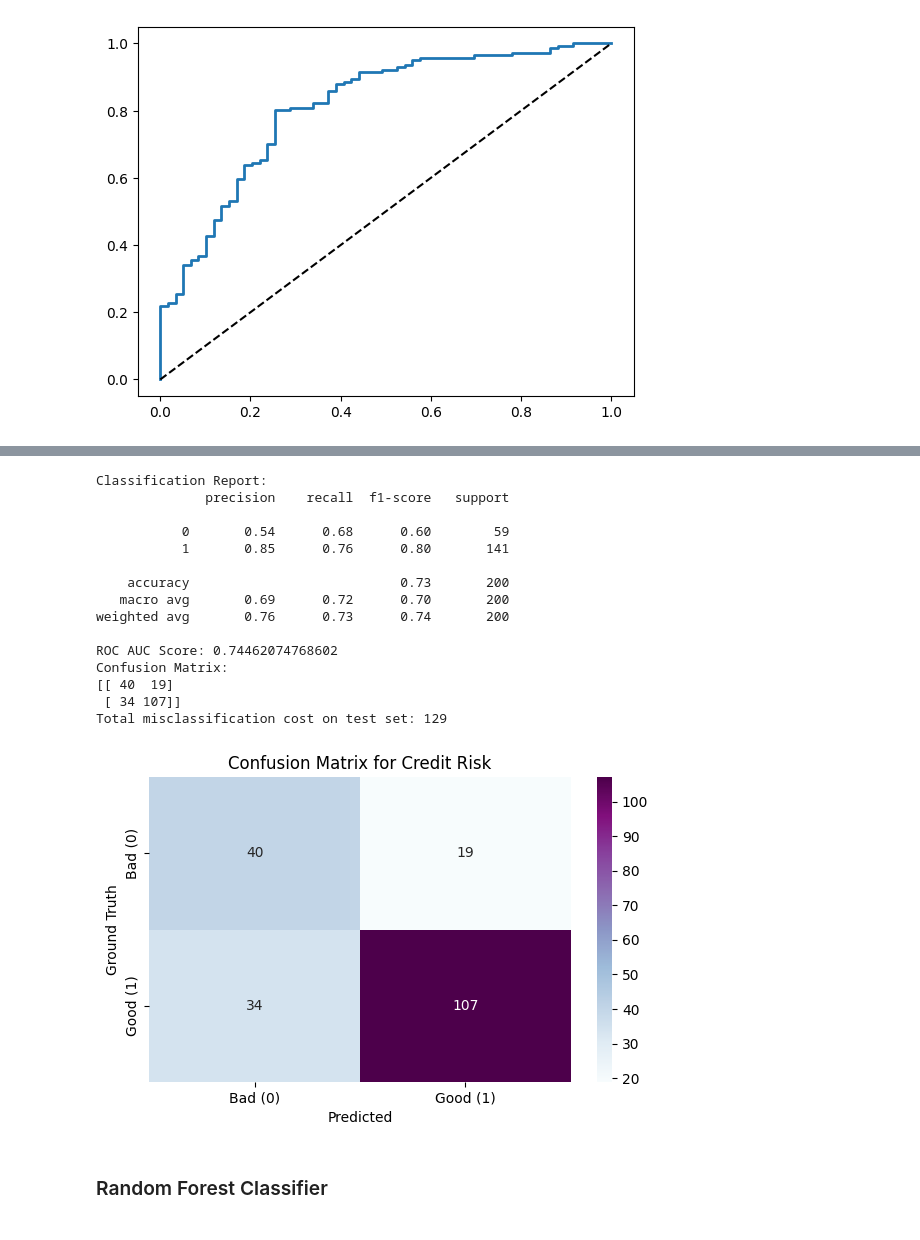
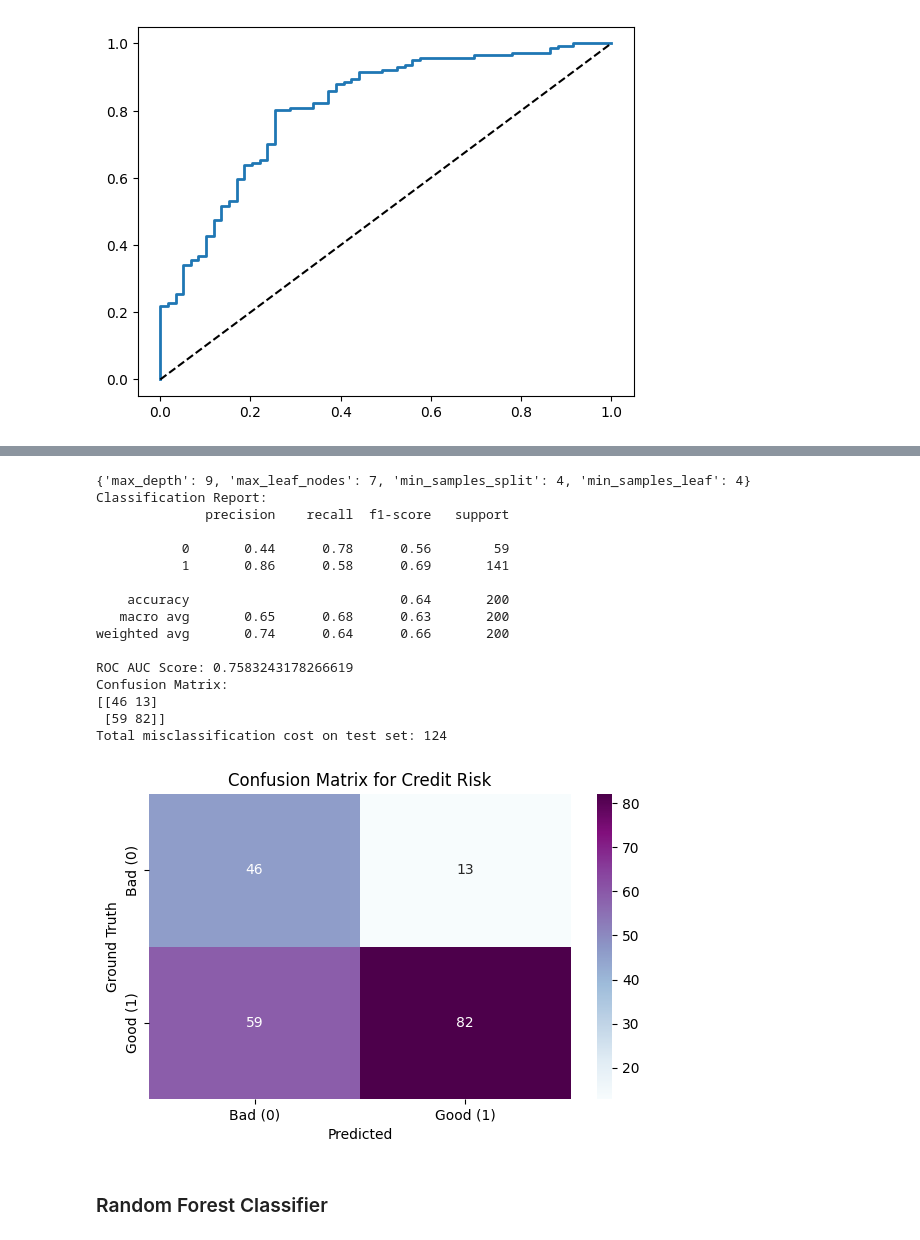
Before and after one commit to reascr/MSC-in-IT-and-Cognition, a Jupyter notebook: AppliedAI/First_assignment_dataset_2.ipynb, the cells around one changed output, grey strips where cells are left out. Drawn from its saved outputs; the diff is of its cells as text; code cells hidden in the pictures.

```diff
--- a/AppliedAI/First_assignment_dataset_2.ipynb
+++ b/AppliedAI/First_assignment_dataset_2.ipynb
@@ -522,47 +577,54 @@ Simpler seems to be better here... Let's try out a decision tree and then random
 # %%
 # decision tree
-from sklearn.tree import DecisionTreeClassifier, DecisionTreeRegressor
-decision_tree_model = DecisionTreeClassifier(max_depth = 10, class_weight="balanced", criterion = 'entropy')
+print(best_hyperparameters)
+decision_tree_model = DecisionTreeClassifier(max_depth = best_hyperparameters['max_depth'],
+                                             max_leaf_nodes=best_hyperparameters['max_leaf_nodes'],
+                                             min_samples_split=best_hyperparameters['min_samples_split'],
+                                             min_samples_leaf=best_hyperparameters['min_samples_leaf'],
+                                             class_weight="balanced", criterion = 'entropy', random_state=0)
+
+
 decision_tree_model.fit(np.array(X_train_processed), np.array(y_train)
 )
 
 y_pred_proba = decision_tree_model.predict_proba(X_eval_processed)[:, 1]
 y_pred = decision_tree_model.predict(X_eval_processed)
 
 print("Classification Report:")
 print(classification_report(y_eval, y_pred))
 
 roc_auc = roc_auc_score(y_eval, y_pred_proba)
 print("ROC AUC Score:", roc_auc)
 
 
 print("Confusion Matrix:")
 print(confusion_matrix(y_eval, y_pred))
 # feature importances
 #print(decision_tree_model.feature_importances_)
 
 cm = confusion_matrix(y_eval, y_pred)
 tn, fp, fn, tp = cm.ravel()
 total_cost = (fp * 5) + (fn * 1)
 print("Total misclassification cost on test set:", total_cost)
 plot_cm(cm)
 # %% [output]
+{'max_depth': 9, 'max_leaf_nodes': 7, 'min_samples_split': 4, 'min_samples_leaf': 4}
 Classification Report:
               precision    recall  f1-score   support
 
-           0       0.54      0.68      0.60        59
-           1       0.85      0.76      0.80       141
+           0       0.44      0.78      0.56        59
+           1       0.86      0.58      0.69       141
 
-    accuracy                           0.73       200
-   macro avg       0.69      0.72      0.70       200
-weighted avg       0.76      0.73      0.74       200
+    accuracy                           0.64       200
+   macro avg       0.65      0.68      0.63       200
+weighted avg       0.74      0.64      0.66       200
 
-ROC AUC Score: 0.74462074768602
+ROC AUC Score: 0.7583243178266619
 Confusion Matrix:
-[[ 40  19]
- [ 34 107]]
-Total misclassification cost on test set: 129
+[[46 13]
+ [59 82]]
+Total misclassification cost on test set: 124
-[figure, old version]
+[figure, new version]
 # %% [markdown]
 ### Random Forest Classifier
 # %%
```
Also changed, not shown: parts of 8 cells of this notebook.
